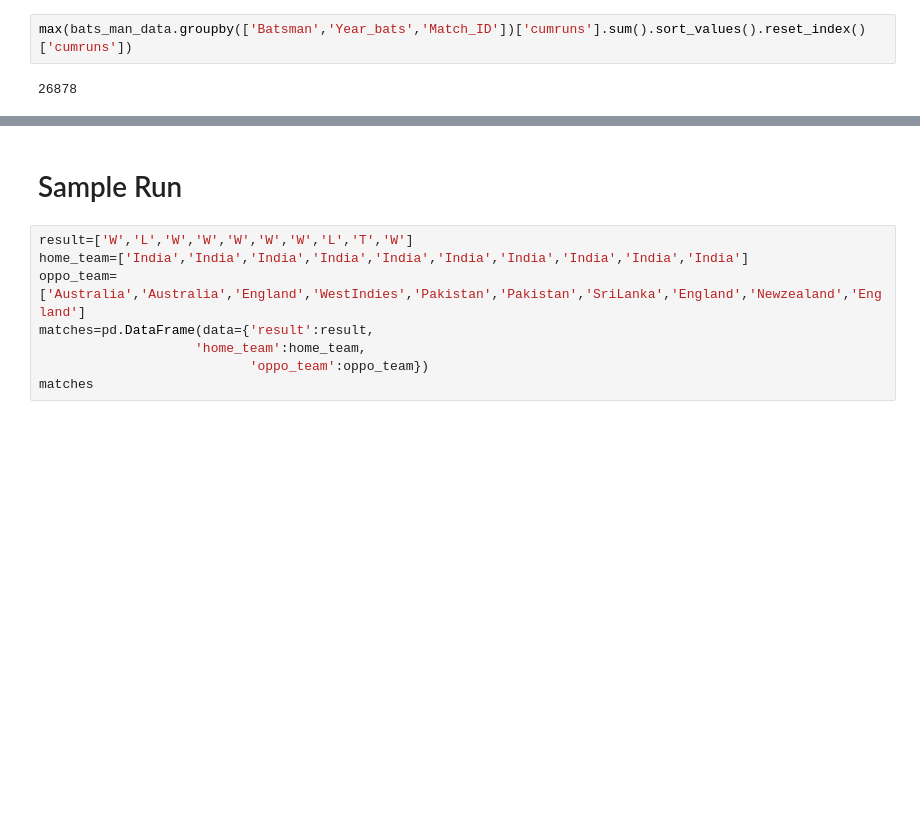
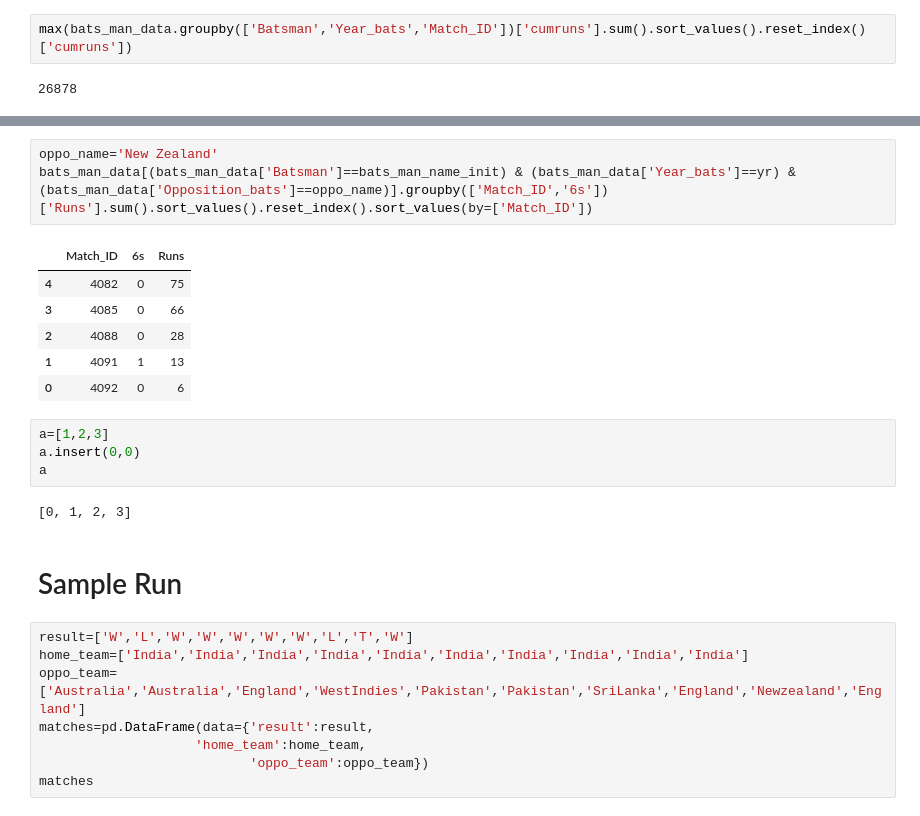
Before and after one commit to santoshcbit2002/Indian-Cricket-EDA-using-Bokeh-, a Jupyter notebook: Bokeh_Practice.ipynb, the cells around one changed output, grey strips where cells are left out. Drawn from its saved outputs; the diff is of its cells as text; blank space fills up the shorter version.

```diff
--- a/Bokeh_Practice.ipynb
+++ b/Bokeh_Practice.ipynb
@@ -612,3 +643,19 @@ max(bats_man_data.groupby(['Batsman','Year_bats','Match_ID'])['cumruns'].sum().s
+# %%
+oppo_name='New Zealand'
+bats_man_data[(bats_man_data['Batsman']==bats_man_name_init) & (bats_man_data['Year_bats']==yr) & (bats_man_data['Opposition_bats']==oppo_name)].groupby(['Match_ID','6s'])['Runs'].sum().sort_values().reset_index().sort_values(by=['Match_ID'])
+# %% [output]
+|  | Match_ID | 6s | Runs |
+| 4 | 4082 | 0 | 75 |
+| 3 | 4085 | 0 | 66 |
+| 2 | 4088 | 0 | 28 |
+| 1 | 4091 | 1 | 13 |
+| 0 | 4092 | 0 | 6 |
+# %%
+a=[1,2,3]
+a.insert(0,0)
+a
+# %% [output]
+[0, 1, 2, 3]
 # %% [markdown]
 # Sample Run
 # %%
```
Also changed, not shown: parts of 5 cells of this notebook, 1 other file.
